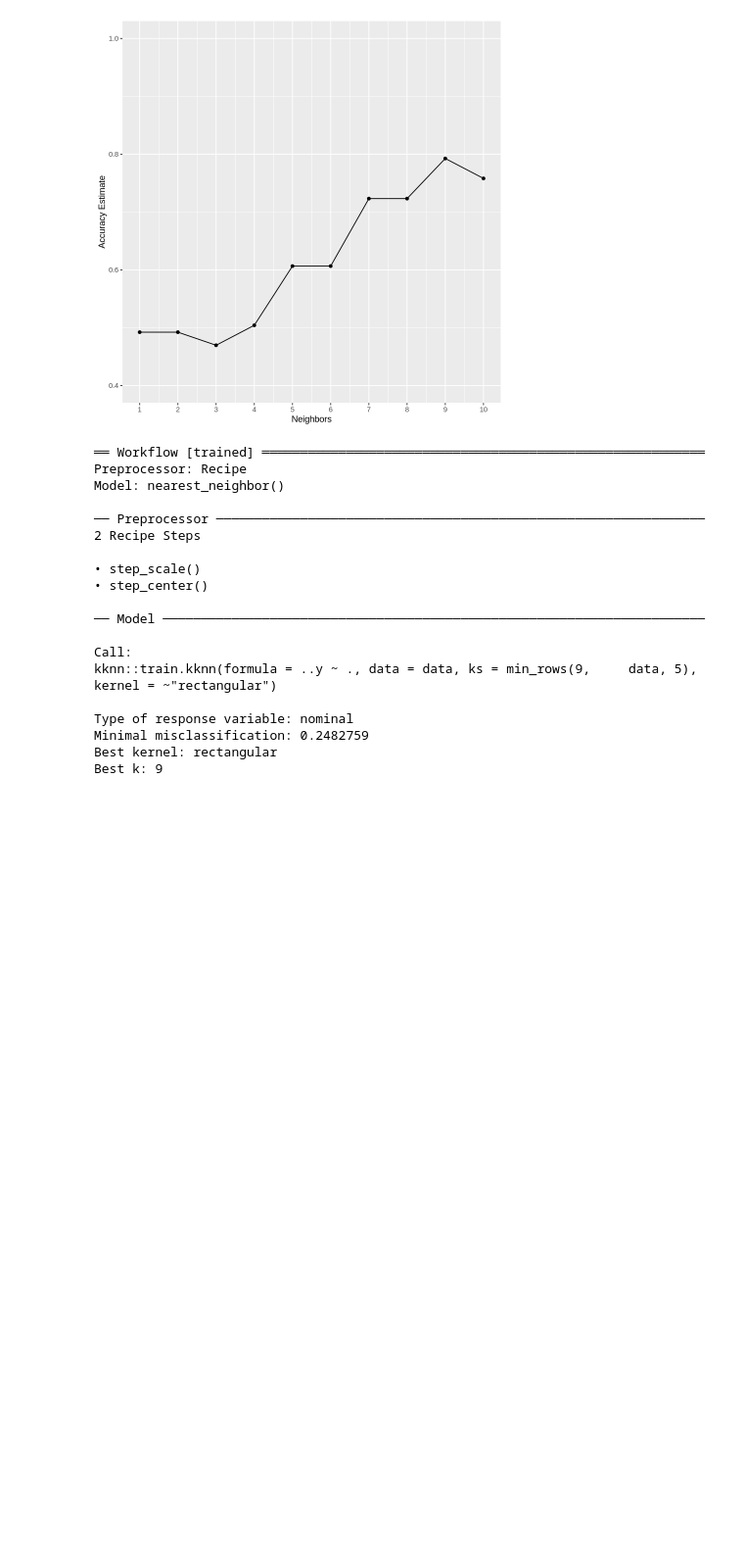
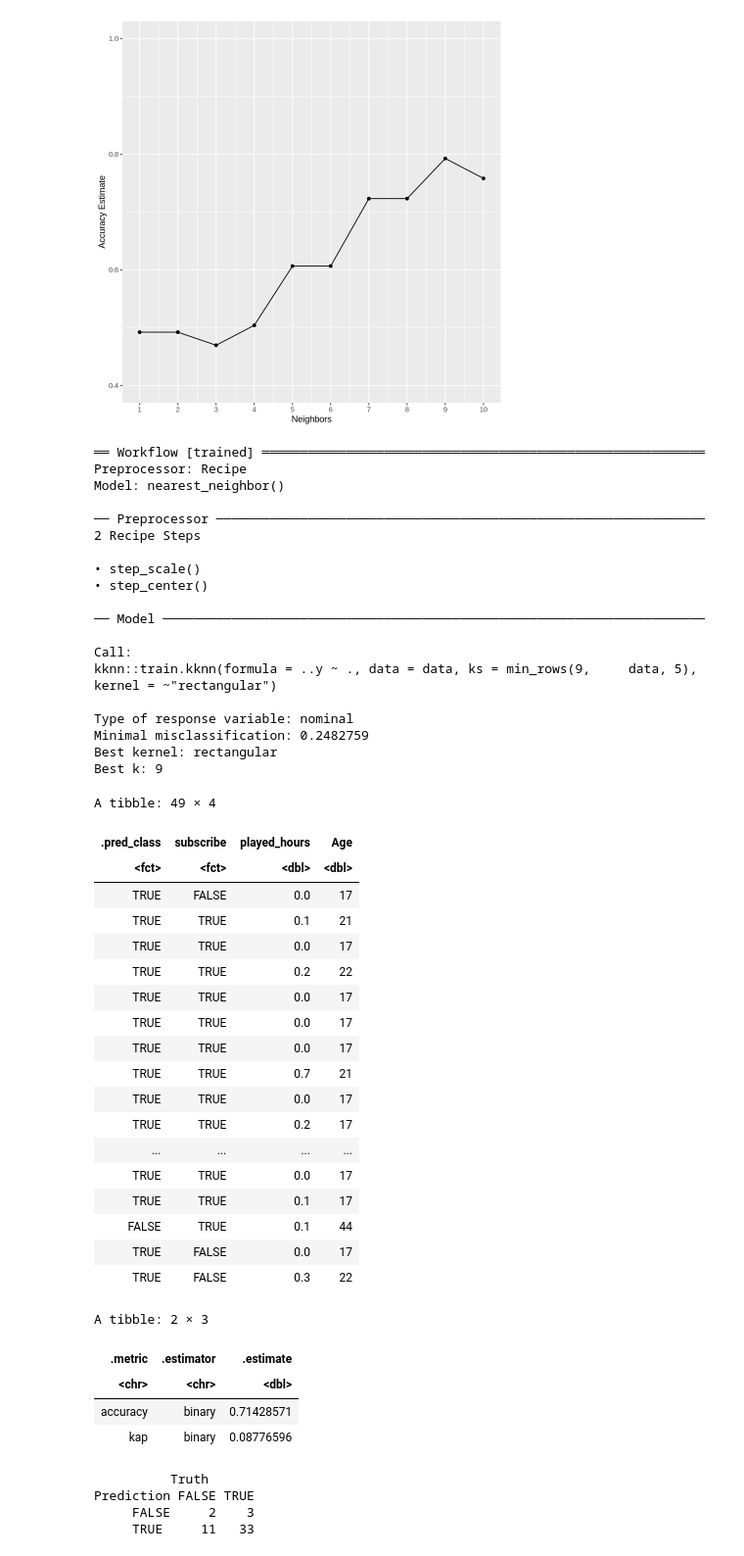
Before and after one commit to joannaft/05-dsci100-project, a Jupyter notebook: results.ipynb, the cells around one changed output. Shown at 98% size. Drawn from its saved outputs; the diff is of its cells as text; code cells hidden in the pictures; blank space fills up the shorter version.

```diff
--- a/results.ipynb
+++ b/results.ipynb
@@ -123,3 +123,44 @@ Type of response variable: nominal
 Minimal misclassification: 0.2482759
 Best kernel: rectangular
 Best k: 9
+# %%
+player_predictions <- predict(player_fit, player_test) |>
+                        bind_cols(player_test)
+player_predictions
+
+player_metrics <- player_predictions |>
+    metrics(truth = subscribe, estimate = .pred_class)
+
+player_conf_matrix <- player_predictions |>
+                        conf_mat(truth = subscribe, estimate = .pred_class)
+player_metrics
+player_conf_matrix
+# %% [output]
+A tibble: 49 × 4
+| .pred_class | subscribe | played_hours | Age |
+| <fct> | <fct> | <dbl> | <dbl> |
+| TRUE | FALSE | 0.0 | 17 |
+| TRUE | TRUE | 0.1 | 21 |
+| TRUE | TRUE | 0.0 | 17 |
+| TRUE | TRUE | 0.2 | 22 |
+| TRUE | TRUE | 0.0 | 17 |
+| TRUE | TRUE | 0.0 | 17 |
+| TRUE | TRUE | 0.0 | 17 |
+| TRUE | TRUE | 0.7 | 21 |
+| TRUE | TRUE | 0.0 | 17 |
+| TRUE | TRUE | 0.2 | 17 |
+| ... | ... | ... | ... |
+| TRUE | TRUE | 0.0 | 17 |
+| TRUE | TRUE | 0.1 | 17 |
+| FALSE | TRUE | 0.1 | 44 |
+| TRUE | FALSE | 0.0 | 17 |
+| TRUE | FALSE | 0.3 | 22 |
+A tibble: 2 × 3
+| .metric | .estimator | .estimate |
+| <chr> | <chr> | <dbl> |
+| accuracy | binary | 0.71428571 |
+| kap | binary | 0.08776596 |
+          Truth
+Prediction FALSE TRUE
+     FALSE     2    3
+     TRUE     11   33
```
